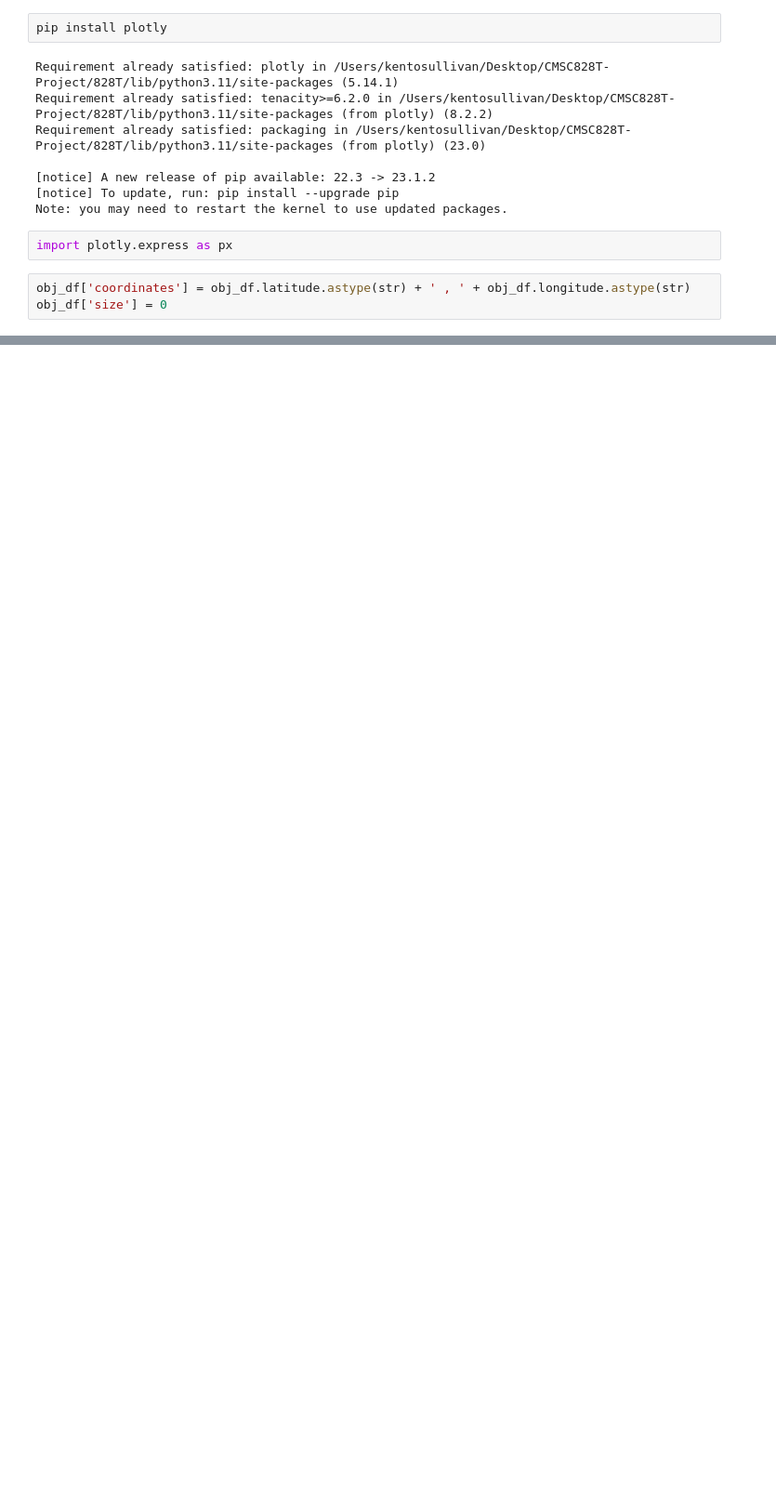
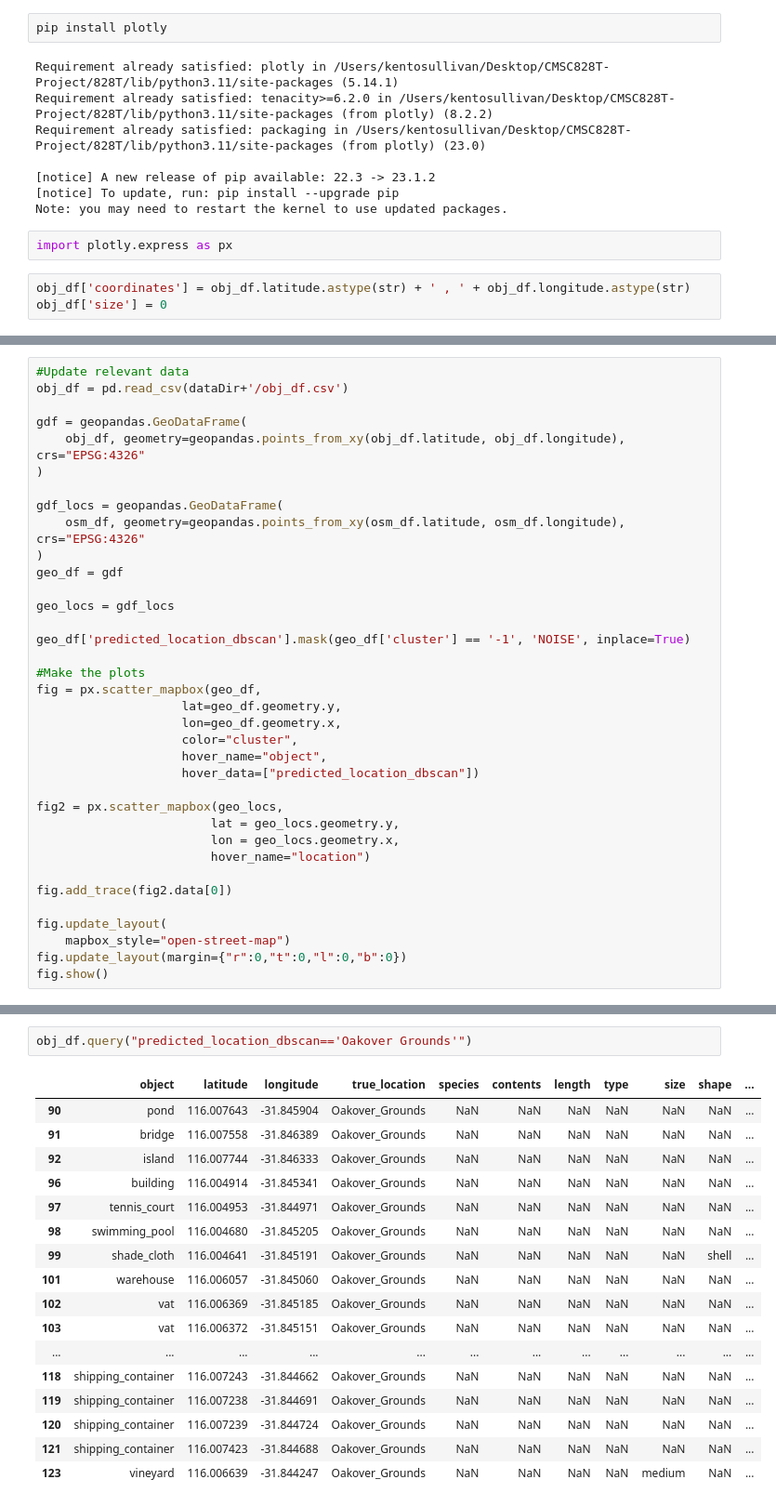
Before and after one commit to osullik/GESTALT, a Jupyter notebook: code/vizualizations.ipynb, the cells around one changed output, grey strips where cells are left out. Shown at 93% size. Cells and saved outputs as stored; diff of their text form; blank space fills up the shorter version.

```diff
--- a/code/vizualizations.ipynb
+++ b/code/vizualizations.ipynb
@@ -191,0 +472,36 @@ Note: you may need to restart the kernel to use updated packages.
+# %%
+#Update relevant data
+obj_df = pd.read_csv(dataDir+'/obj_df.csv')
+
+gdf = geopandas.GeoDataFrame(
+    obj_df, geometry=geopandas.points_from_xy(obj_df.latitude, obj_df.longitude), crs="EPSG:4326"
+)
+
+gdf_locs = geopandas.GeoDataFrame(
+    osm_df, geometry=geopandas.points_from_xy(osm_df.latitude, osm_df.longitude), crs="EPSG:4326"
+)
+geo_df = gdf
+
+geo_locs = gdf_locs
+
+geo_df['predicted_location_dbscan'].mask(geo_df['cluster'] == '-1', 'NOISE', inplace=True)
+
+#Make the plots
+fig = px.scatter_mapbox(geo_df,
+                    lat=geo_df.geometry.y,
+                    lon=geo_df.geometry.x,
+                    color="cluster",
+                    hover_name="object",
+                    hover_data=["predicted_location_dbscan"])
+
+fig2 = px.scatter_mapbox(geo_locs,
+                        lat = geo_locs.geometry.y,
+                        lon = geo_locs.geometry.x,
+                        hover_name="location")
+
+fig.add_trace(fig2.data[0])
+
+fig.update_layout(
+    mapbox_style="open-street-map")
+fig.update_layout(margin={"r":0,"t":0,"l":0,"b":0})
+fig.show()
@@ -191,0 +515,20 @@ Note: you may need to restart the kernel to use updated packages.
+# %%
+obj_df.query("predicted_location_dbscan=='Oakover Grounds'")
+# %% [output]
+|  | object | latitude | longitude | true_location | species | contents | length | type | size | shape | ... |
+| 90 | pond | 116.007643 | -31.845904 | Oakover_Grounds | NaN | NaN | NaN | NaN | NaN | NaN | ... |
+| 91 | bridge | 116.007558 | -31.846389 | Oakover_Grounds | NaN | NaN | NaN | NaN | NaN | NaN | ... |
+| 92 | island | 116.007744 | -31.846333 | Oakover_Grounds | NaN | NaN | NaN | NaN | NaN | NaN | ... |
+| 96 | building | 116.004914 | -31.845341 | Oakover_Grounds | NaN | NaN | NaN | NaN | NaN | NaN | ... |
+| 97 | tennis_court | 116.004953 | -31.844971 | Oakover_Grounds | NaN | NaN | NaN | NaN | NaN | NaN | ... |
+| 98 | swimming_pool | 116.004680 | -31.845205 | Oakover_Grounds | NaN | NaN | NaN | NaN | NaN | NaN | ... |
+| 99 | shade_cloth | 116.004641 | -31.845191 | Oakover_Grounds | NaN | NaN | NaN | NaN | NaN | shell | ... |
+| 101 | warehouse | 116.006057 | -31.845060 | Oakover_Grounds | NaN | NaN | NaN | NaN | NaN | NaN | ... |
+| 102 | vat | 116.006369 | -31.845185 | Oakover_Grounds | NaN | NaN | NaN | NaN | NaN | NaN | ... |
+| 103 | vat | 116.006372 | -31.845151 | Oakover_Grounds | NaN | NaN | NaN | NaN | NaN | NaN | ... |
+| ... | ... | ... | ... | ... | ... | ... | ... | ... | ... | ... | ... |
+| 118 | shipping_container | 116.007243 | -31.844662 | Oakover_Grounds | NaN | NaN | NaN | NaN | NaN | NaN | ... |
+| 119 | shipping_container | 116.007238 | -31.844691 | Oakover_Grounds | NaN | NaN | NaN | NaN | NaN | NaN | ... |
+| 120 | shipping_container | 116.007239 | -31.844724 | Oakover_Grounds | NaN | NaN | NaN | NaN | NaN | NaN | ... |
+| 121 | shipping_container | 116.007423 | -31.844688 | Oakover_Grounds | NaN | NaN | NaN | NaN | NaN | NaN | ... |
+| 123 | vineyard | 116.006639 | -31.844247 | Oakover_Grounds | NaN | NaN | NaN | NaN | medium | NaN | ... |
```
Also changed, not shown: parts of 44 cells of this notebook, 2 other files.
